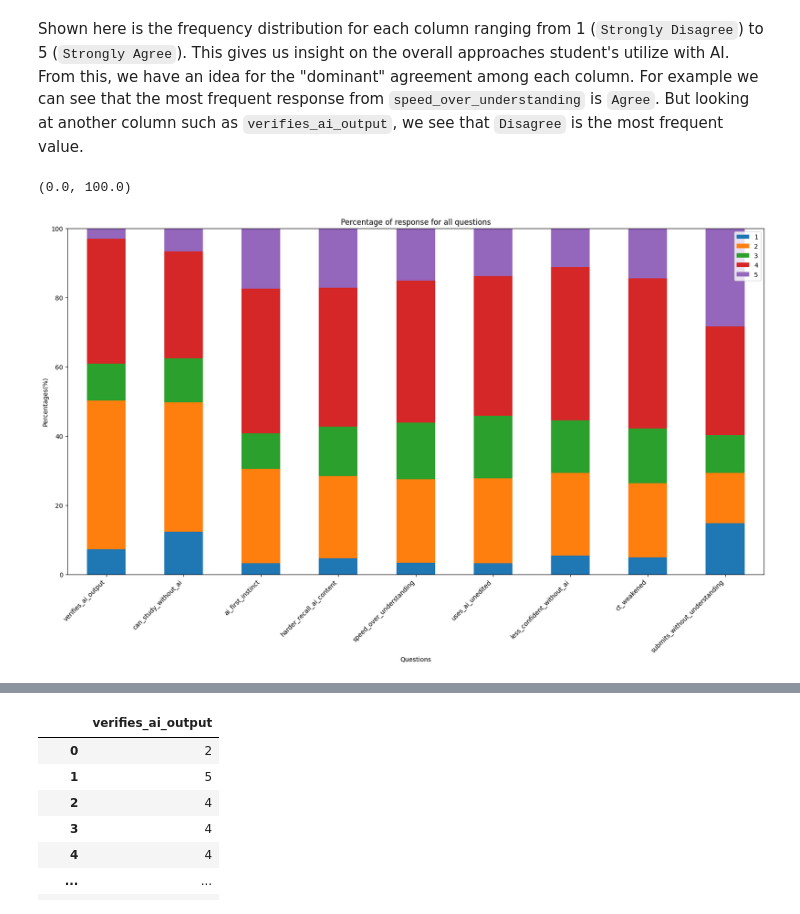
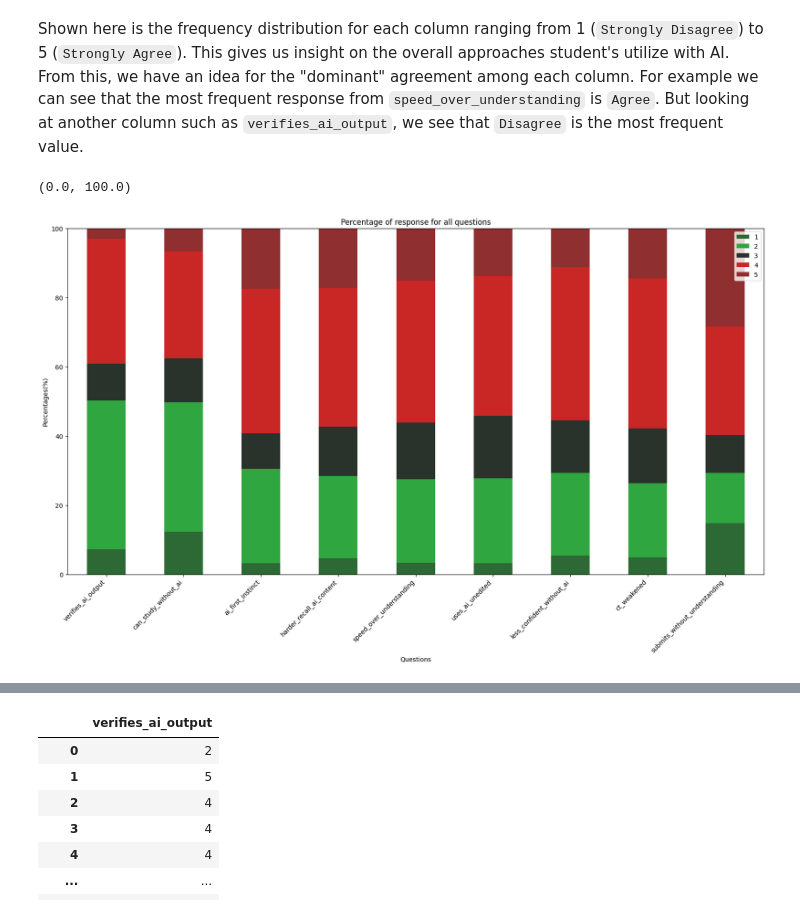
Before and after one commit to Henry6833/Henry6833.github.io, a Jupyter notebook: Milestone1.ipynb, the cells around one changed output, grey strips where cells are left out. Cells and saved outputs as stored; diff of their text form; code cells hidden in the pictures.

```diff
--- a/Milestone1.ipynb
+++ b/Milestone1.ipynb
@@ -283,12 +283,12 @@ Shown here is the frequency distribution for each column ranging from 1 (`Strong
 # %%
 ordinal_data = dependency_survey.columns.get_loc("verifies_ai_output")
 percent_summary = dependency_survey.iloc[:,ordinal_data:].apply(lambda col:col.value_counts(normalize=True)*100)
-percent_summary.T.plot(kind="bar",stacked=True,figsize=(20,10))
+percent_summary.T.plot(kind="bar",stacked=True,figsize=(20,10),color=["#2d6935","#30a640","#2a332b","#c92626","#8f2f2f"])
 plt.title("Percentage of response for all questions")
 plt.xlabel("Questions")
 plt.ylabel("Percentages(%)")
 plt.xticks(rotation=45,ha="right")
 plt.ylim(0, 100)
 # %% [output]
 (0.0, 100.0)
-[figure, old version]
+[figure, new version]
```
Also changed, not shown: parts of 1 cell of this notebook.
